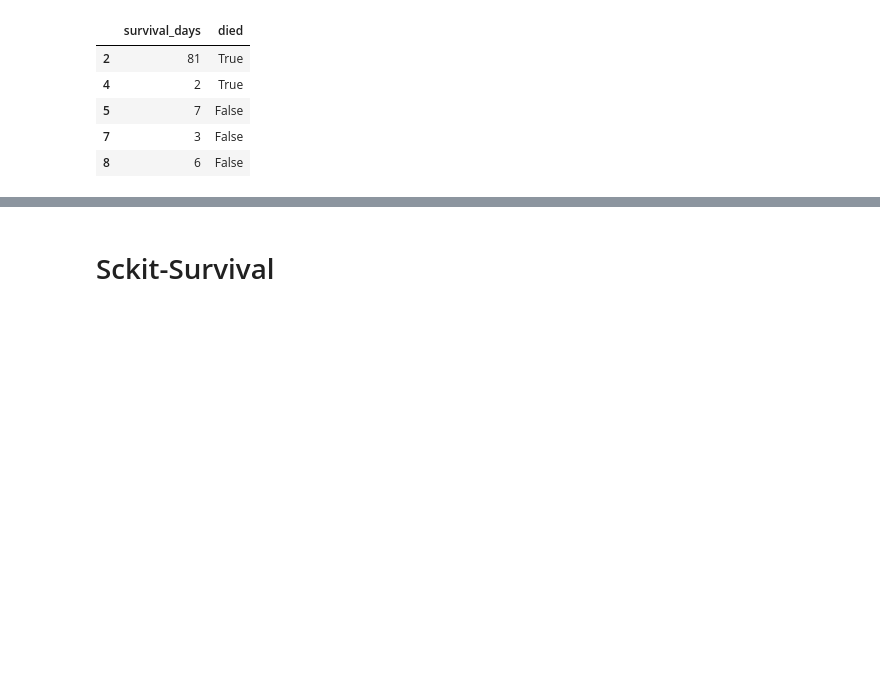
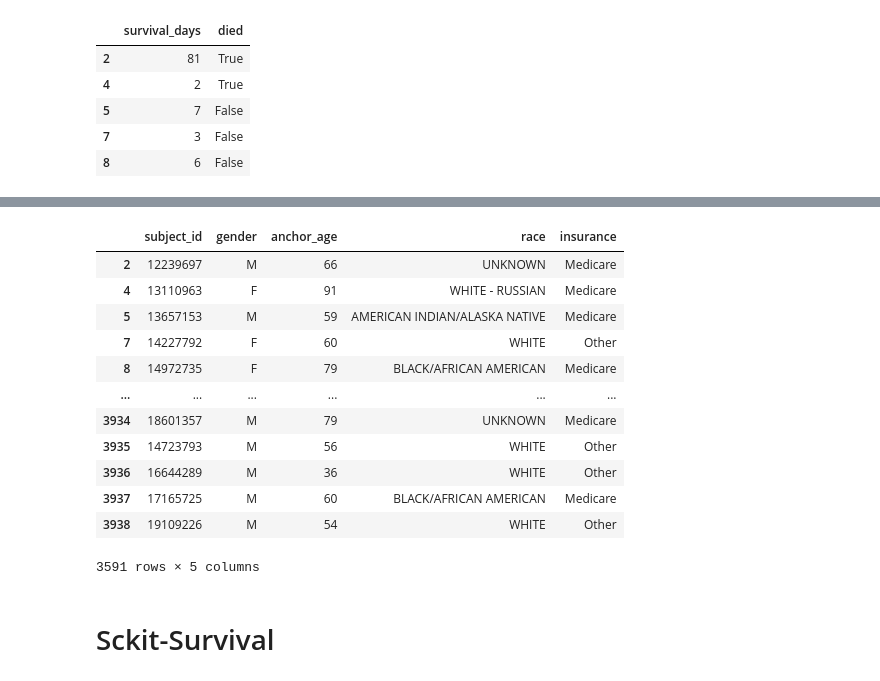
Before and after one commit to smenaaliaga/tesis_magister, a Jupyter notebook: data_mimic_iv.ipynb, the cells around one changed output, grey strips where cells are left out. Drawn from its saved outputs; the diff is of its cells as text; code cells hidden in the pictures; blank space fills up the shorter version.

```diff
--- a/data_mimic_iv.ipynb
+++ b/data_mimic_iv.ipynb
@@ -212,8 +322,8 @@ df.loc[:, ['subject_id', 'admittime', 'endtime', 'survival_days', 'died']]
 | 3938 | 19109226 | 2187-03-10 | 2187-03-28 | 18 | False |
 3939 rows × 5 columns
 # %%
-# Se filtran los pacientes con más de un día de supervivencia y sean mayores de 16 años
+# Se filtran los pacientes con más de un día de supervivencia y menos de 1 año, y sean mayores de 16 años
 
-df2 = df[(df['survival_days'] > 1) & (df['anchor_age'] >= 16)]
+df2 = df[(df['survival_days'] > 1) & (df['survival_days'] <= 365) & (df['anchor_age'] >= 16)]
 df2.shape
 # %% [output]
@@ -231,3 +396,19 @@ data_y.head()
+# %%
+df2.loc[:, ['subject_id', 'gender', 'anchor_age', 'race', 'insurance']]
+# %% [output]
+|  | subject_id | gender | anchor_age | race | insurance |
+| 2 | 12239697 | M | 66 | UNKNOWN | Medicare |
+| 4 | 13110963 | F | 91 | WHITE - RUSSIAN | Medicare |
+| 5 | 13657153 | M | 59 | AMERICAN INDIAN/ALASKA NATIVE | Medicare |
+| 7 | 14227792 | F | 60 | WHITE | Other |
+| 8 | 14972735 | F | 79 | BLACK/AFRICAN AMERICAN | Medicare |
+| ... | ... | ... | ... | ... | ... |
+| 3934 | 18601357 | M | 79 | UNKNOWN | Medicare |
+| 3935 | 14723793 | M | 56 | WHITE | Other |
+| 3936 | 16644289 | M | 36 | WHITE | Other |
+| 3937 | 17165725 | M | 60 | BLACK/AFRICAN AMERICAN | Medicare |
+| 3938 | 19109226 | M | 54 | WHITE | Other |
+3591 rows × 5 columns
 # %% [markdown]
 # Sckit-Survival
 # %%
```
Also changed, not shown: parts of 18 cells of this notebook.
